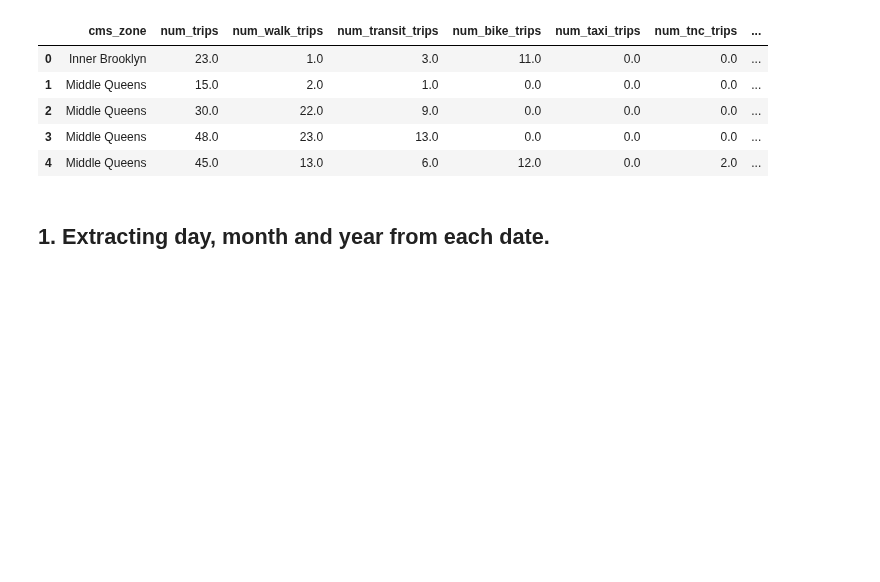
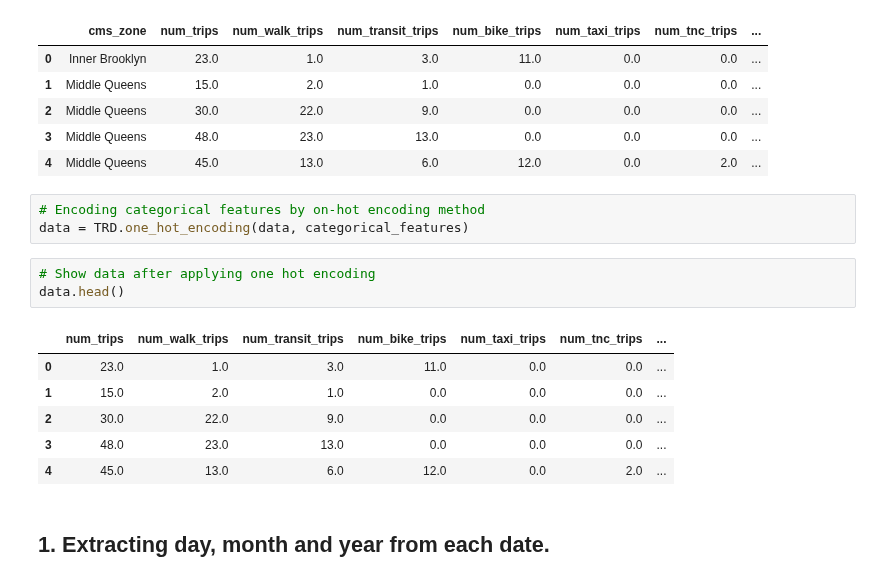
Before and after one commit to mawada-sweis/Clustering-Analysis, a Jupyter notebook: notebooks/Transformation.ipynb, the cells around one changed output. Drawn from its saved outputs; the diff is of its cells as text; blank space fills up the shorter version.

```diff
--- a/notebooks/Transformation.ipynb
+++ b/notebooks/Transformation.ipynb
@@ -134,6 +134,19 @@ data.head()
 | 2 | Middle Queens | 30.0 | 22.0 | 9.0 | 0.0 | 0.0 | 0.0 | ... |
 | 3 | Middle Queens | 48.0 | 23.0 | 13.0 | 0.0 | 0.0 | 0.0 | ... |
 | 4 | Middle Queens | 45.0 | 13.0 | 6.0 | 12.0 | 0.0 | 2.0 | ... |
+# %%
+# Encoding categorical features by on-hot encoding method
+data = TRD.one_hot_encoding(data, categorical_features)
+# %%
+# Show data after applying one hot encoding
+data.head()
+# %% [output]
+|  | num_trips | num_walk_trips | num_transit_trips | num_bike_trips | num_taxi_trips | num_tnc_trips | ... |
+| 0 | 23.0 | 1.0 | 3.0 | 11.0 | 0.0 | 0.0 | ... |
+| 1 | 15.0 | 2.0 | 1.0 | 0.0 | 0.0 | 0.0 | ... |
+| 2 | 30.0 | 22.0 | 9.0 | 0.0 | 0.0 | 0.0 | ... |
+| 3 | 48.0 | 23.0 | 13.0 | 0.0 | 0.0 | 0.0 | ... |
+| 4 | 45.0 | 13.0 | 6.0 | 12.0 | 0.0 | 2.0 | ... |
 # %% [markdown]
 ## 1. Extracting day, month and year from each date.
 # %%
```
Also changed, not shown: parts of 4 cells of this notebook, 2 other files.
